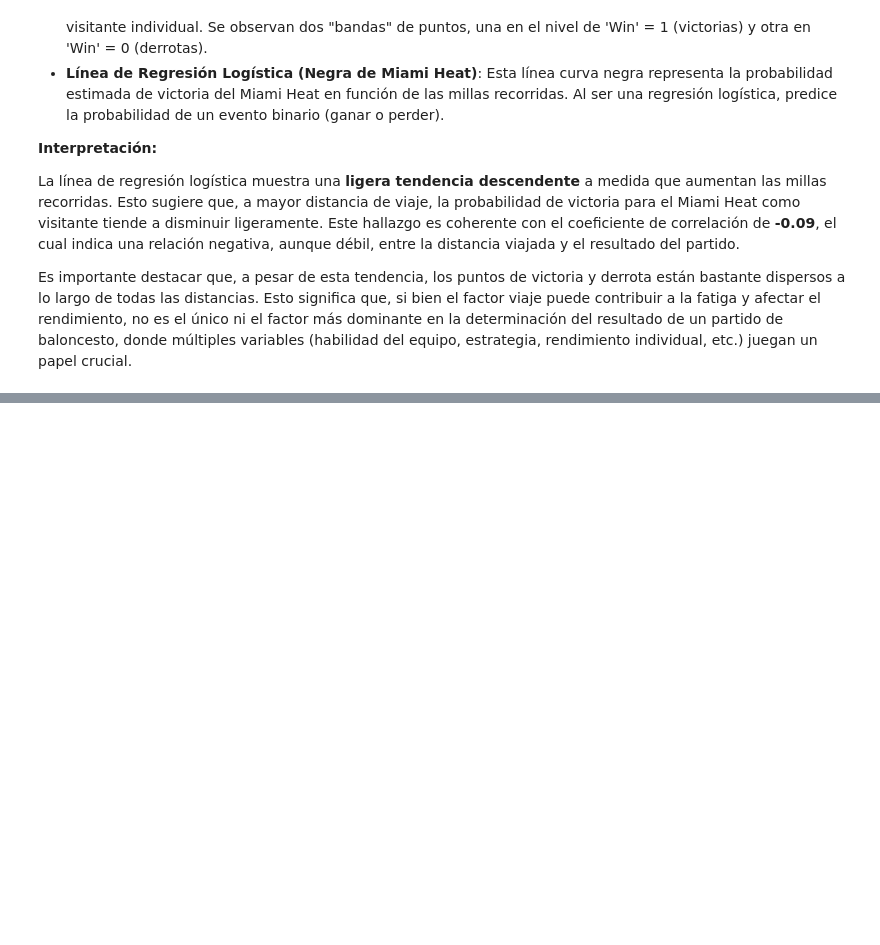
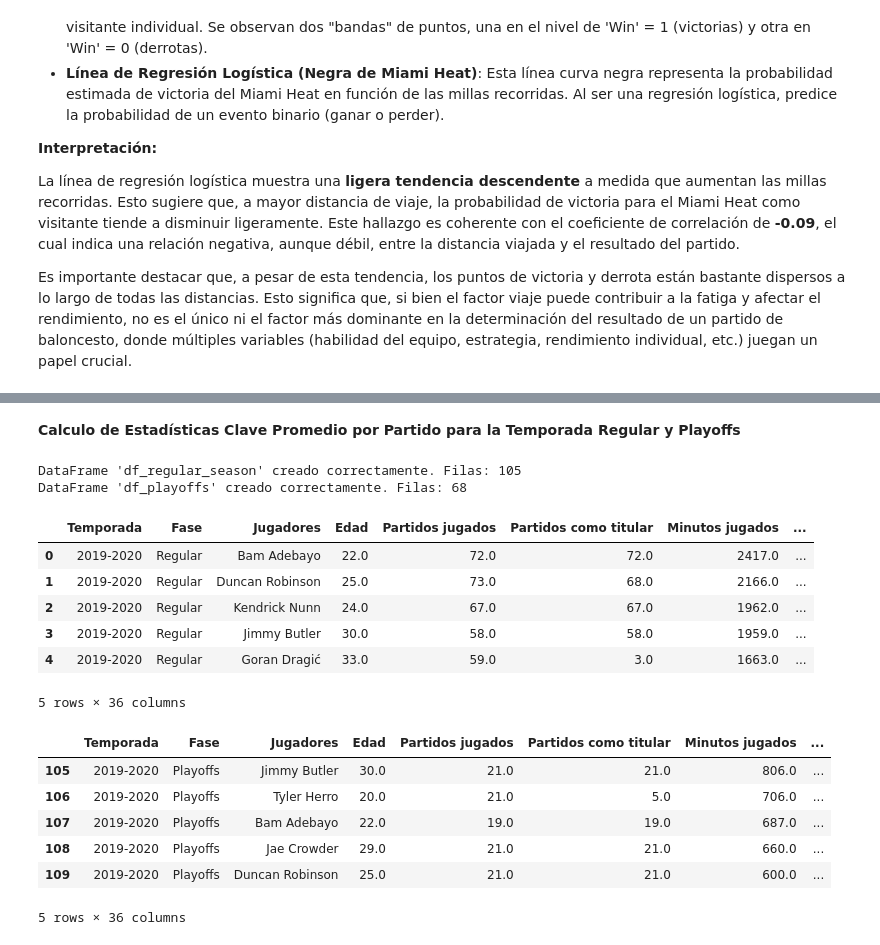
Before and after one commit to coderhouse2025-droid/Miami-Heat, a Jupyter notebook: Miami_Heat.ipynb, the cells around one changed output, grey strips where cells are left out. Cells and saved outputs as stored; diff of their text form; code cells hidden in the pictures; blank space fills up the shorter version.

```diff
--- a/Miami_Heat.ipynb
+++ b/Miami_Heat.ipynb
@@ -686,0 +956,32 @@ Para el análisis de la fatiga por millas en el rendimiento del Miami Heat, se e
+# %% [markdown]
+**Calculo de Estadísticas Clave Promedio por Partido para la Temporada Regular
+y Playoffs**
+# %%
+# Filtrar datos para la temporada regular usando 'Fase_Original'
+df_regular_season = df_combined[df_combined['Fase_Original'] == 'REGULAR'].copy()
+
+# Filtrar datos para los playoffs usando 'Fase_Original'
+df_playoffs = df_combined[df_combined['Fase_Original'] == 'PLAYOFF'].copy()
+
+print("DataFrame 'df_regular_season' creado correctamente. Filas:", len(df_regular_season))
+print("DataFrame 'df_playoffs' creado correctamente. Filas:", len(df_playoffs))
+
+display(df_regular_season.head())
+display(df_playoffs.head())
+# %% [output]
+DataFrame 'df_regular_season' creado correctamente. Filas: 105
+DataFrame 'df_playoffs' creado correctamente. Filas: 68
+|  | Temporada | Fase | Jugadores | Edad | Partidos jugados | Partidos como titular | Minutos jugados | ... |
+| 0 | 2019-2020 | Regular | Bam Adebayo | 22.0 | 72.0 | 72.0 | 2417.0 | ... |
+| 1 | 2019-2020 | Regular | Duncan Robinson | 25.0 | 73.0 | 68.0 | 2166.0 | ... |
+| 2 | 2019-2020 | Regular | Kendrick Nunn | 24.0 | 67.0 | 67.0 | 1962.0 | ... |
+| 3 | 2019-2020 | Regular | Jimmy Butler | 30.0 | 58.0 | 58.0 | 1959.0 | ... |
+| 4 | 2019-2020 | Regular | Goran Dragić | 33.0 | 59.0 | 3.0 | 1663.0 | ... |
+5 rows × 36 columns
+|  | Temporada | Fase | Jugadores | Edad | Partidos jugados | Partidos como titular | Minutos jugados | ... |
+| 105 | 2019-2020 | Playoffs | Jimmy Butler | 30.0 | 21.0 | 21.0 | 806.0 | ... |
+| 106 | 2019-2020 | Playoffs | Tyler Herro | 20.0 | 21.0 | 5.0 | 706.0 | ... |
+| 107 | 2019-2020 | Playoffs | Bam Adebayo | 22.0 | 19.0 | 19.0 | 687.0 | ... |
+| 108 | 2019-2020 | Playoffs | Jae Crowder | 29.0 | 21.0 | 21.0 | 660.0 | ... |
+| 109 | 2019-2020 | Playoffs | Duncan Robinson | 25.0 | 21.0 | 21.0 | 600.0 | ... |
+5 rows × 36 columns
```
Also changed, not shown: parts of 25 cells of this notebook.
